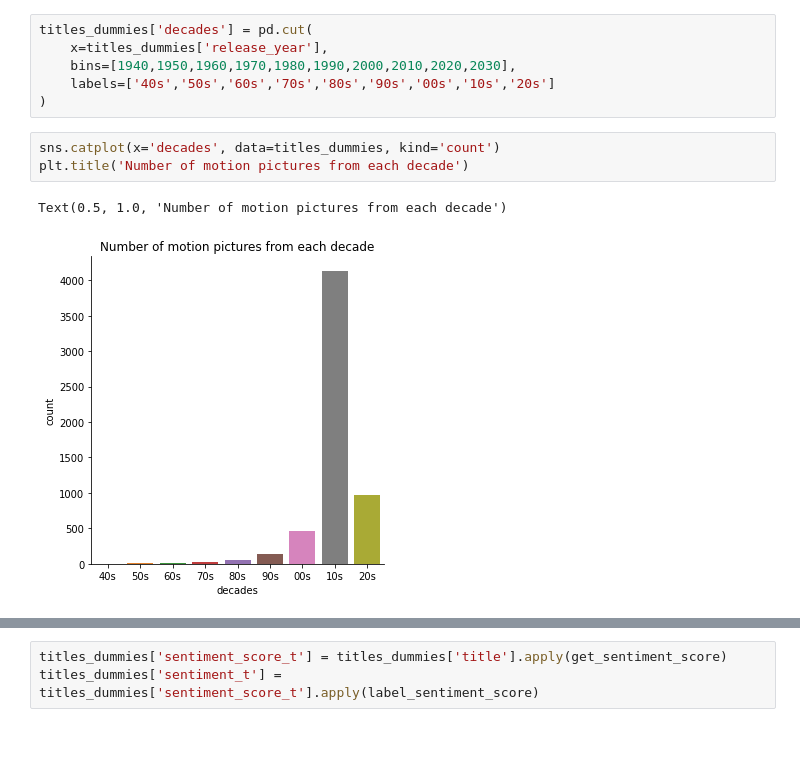
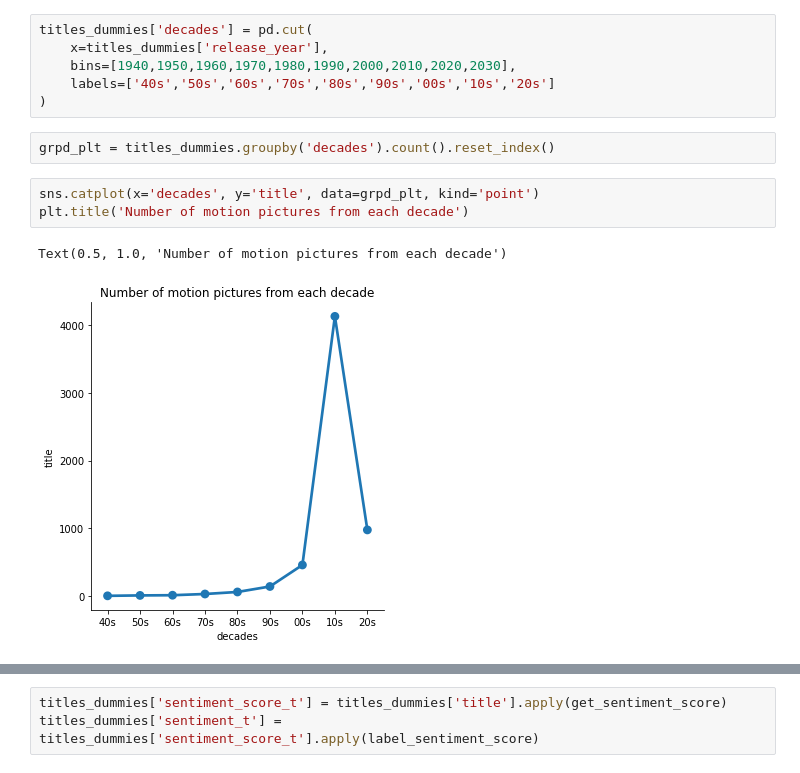
Before and after one commit to pomkos/netflix_catalogue, a Jupyter notebook: netflix.ipynb, the cells around one changed output, grey strips where cells are left out. Saved outputs shown, nothing was run; the diff lists cells and outputs as text; blank space fills up the shorter version.

```diff
--- a/netflix.ipynb
+++ b/netflix.ipynb
@@ -394,12 +475,14 @@ titles_dummies['decades'] = pd.cut(
     bins=[1940,1950,1960,1970,1980,1990,2000,2010,2020,2030],
     labels=['40s','50s','60s','70s','80s','90s','00s','10s','20s']
 )
+# %%
+grpd_plt = titles_dummies.groupby('decades').count().reset_index()
 # %%
-sns.catplot(x='decades', data=titles_dummies, kind='count')
+sns.catplot(x='decades', y='title', data=grpd_plt, kind='point')
 plt.title('Number of motion pictures from each decade')
 # %% [output]
 Text(0.5, 1.0, 'Number of motion pictures from each decade')
-[figure, old version]
+[figure, new version]
 # %%
 sns.catplot(x='decades', y='sentiment_score', data=titles_dummies, kind='strip')
 plt.title('Distribution of description sentiment scores')
```
Also changed, not shown: parts of 25 cells of this notebook, 1 other file.
